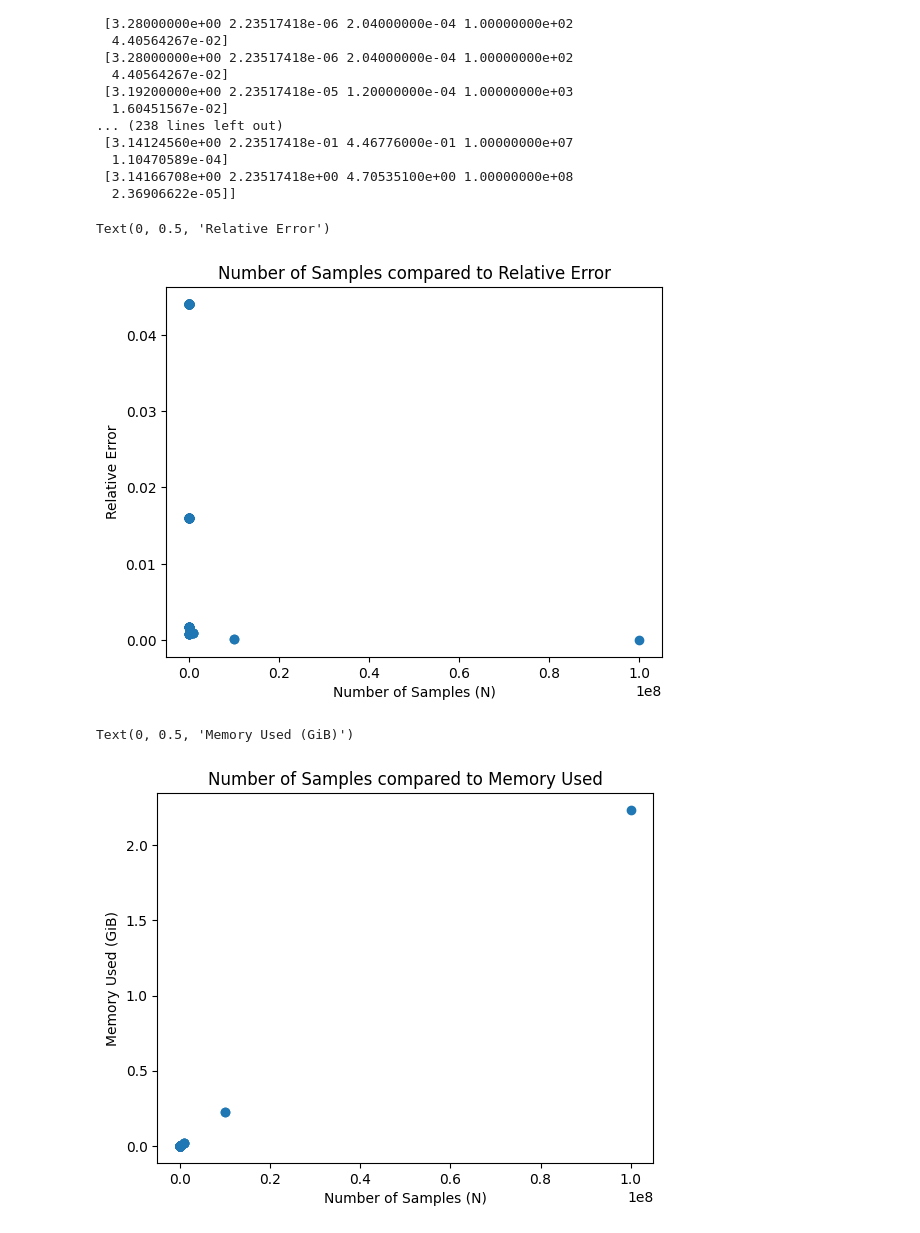
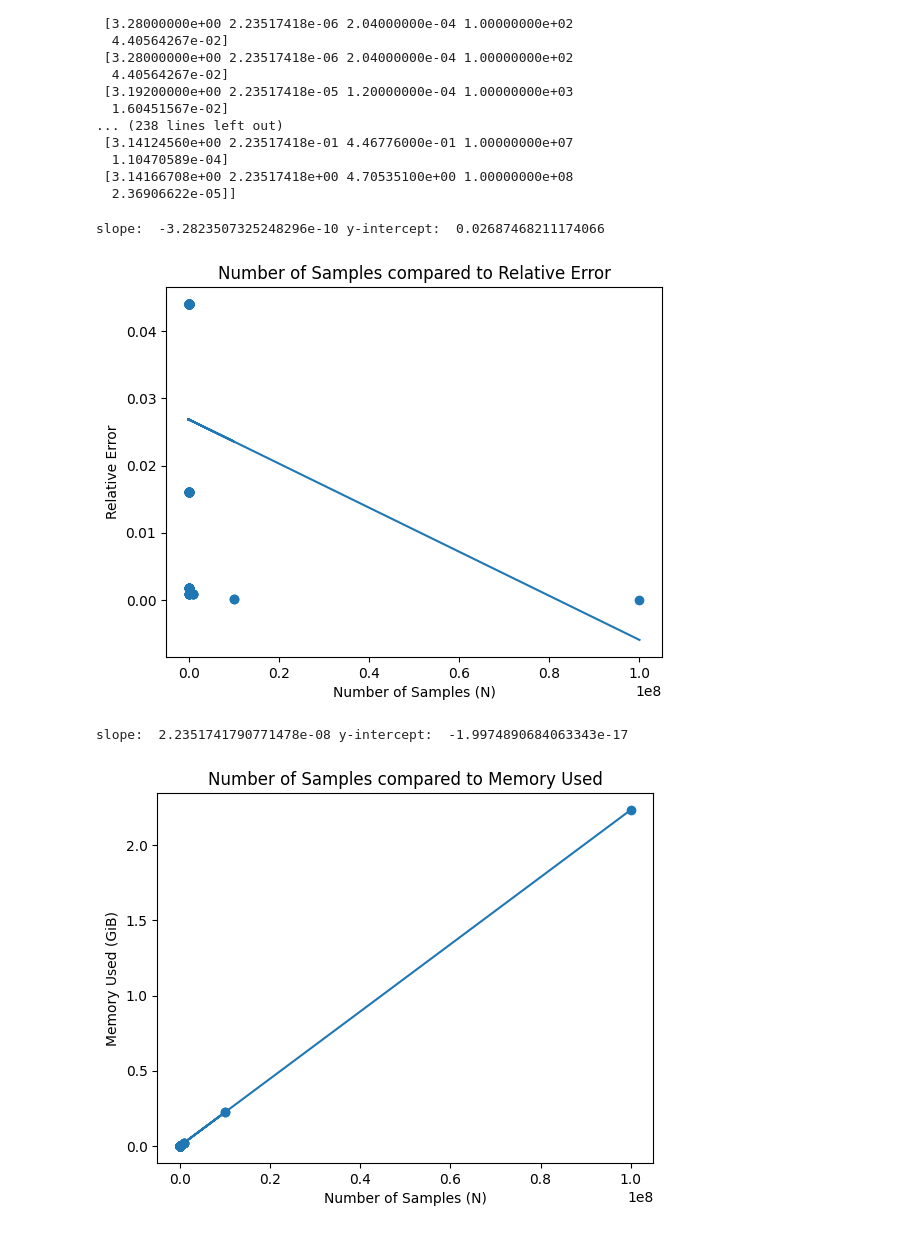
Before and after one commit to brownethan/numpyMini, a Jupyter notebook: numpyDemo.ipynb, the cells around one changed output. Drawn from its saved outputs; the diff is of its cells as text; code cells hidden in the pictures.

```diff
--- a/numpyDemo.ipynb
+++ b/numpyDemo.ipynb
@@ -93,14 +93,20 @@ print(numpyPi)
 # %%
 fig, ax = plt.subplots() #plot declaration
 
 ax.scatter(x=numpyPi[:, 3], y=numpyPi[:,4]) #the graph
 
 ax.set_title("Number of Samples compared to Relative Error") #title
 ax.set_xlabel("Number of Samples (N)") #horizontal axis label
 ax.set_ylabel("Relative Error") #vertical axis label
+
+#Trendline
+z = np.polyfit(numpyPi[:, 3], numpyPi[:,4], 1)
+p = np.poly1d(z)
+plt.plot(numpyPi[:, 3], p(numpyPi[:, 3]))
+print("slope: ", z[0],"y-intercept: ", z[1])
 # %% [output]
-Text(0, 0.5, 'Relative Error')
+slope:  -3.2823507325248296e-10 y-intercept:  0.02687468211174066
-[figure, old version]
+[figure, new version]
 # %%
 fig, ax = plt.subplots() #plot declaration
 
@@ -109,9 +115,15 @@ ax.scatter(x=numpyPi[:, 3], y=numpyPi[:,1]) #the graph
 ax.set_title("Number of Samples compared to Memory Used") #title
 ax.set_xlabel("Number of Samples (N)") #horizontal axis label
 ax.set_ylabel("Memory Used (GiB)") #vertical axis label
+
+#Trendline
+z = np.polyfit(numpyPi[:, 3], numpyPi[:,1], 1)
+p = np.poly1d(z)
+plt.plot(numpyPi[:, 3], p(numpyPi[:, 3]))
+print("slope: ", z[0],"y-intercept: ", z[1])
 # %% [output]
-Text(0, 0.5, 'Memory Used (GiB)')
+slope:  2.2351741790771478e-08 y-intercept:  -1.9974890684063343e-17
-[figure, old version]
+[figure, new version]
 # %%
 fig, ax = plt.subplots() #plot declaration
 
```
Also changed, not shown: parts of 1 cell of this notebook.
